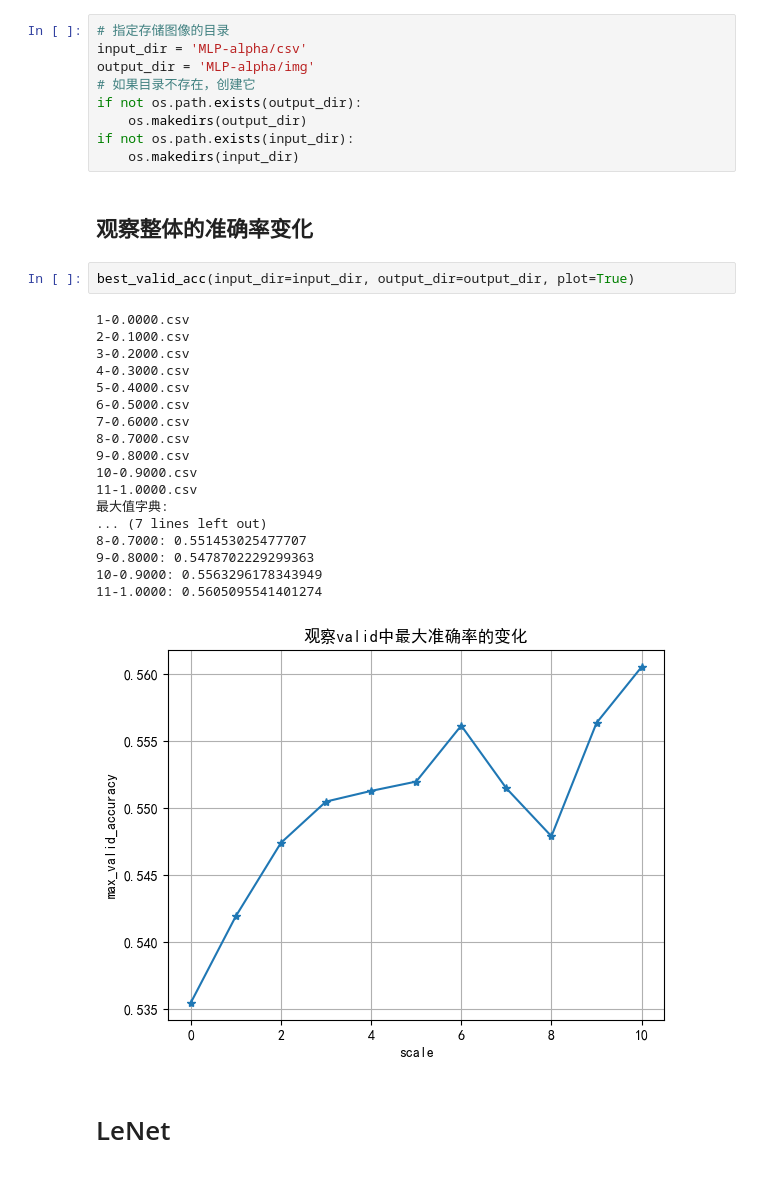
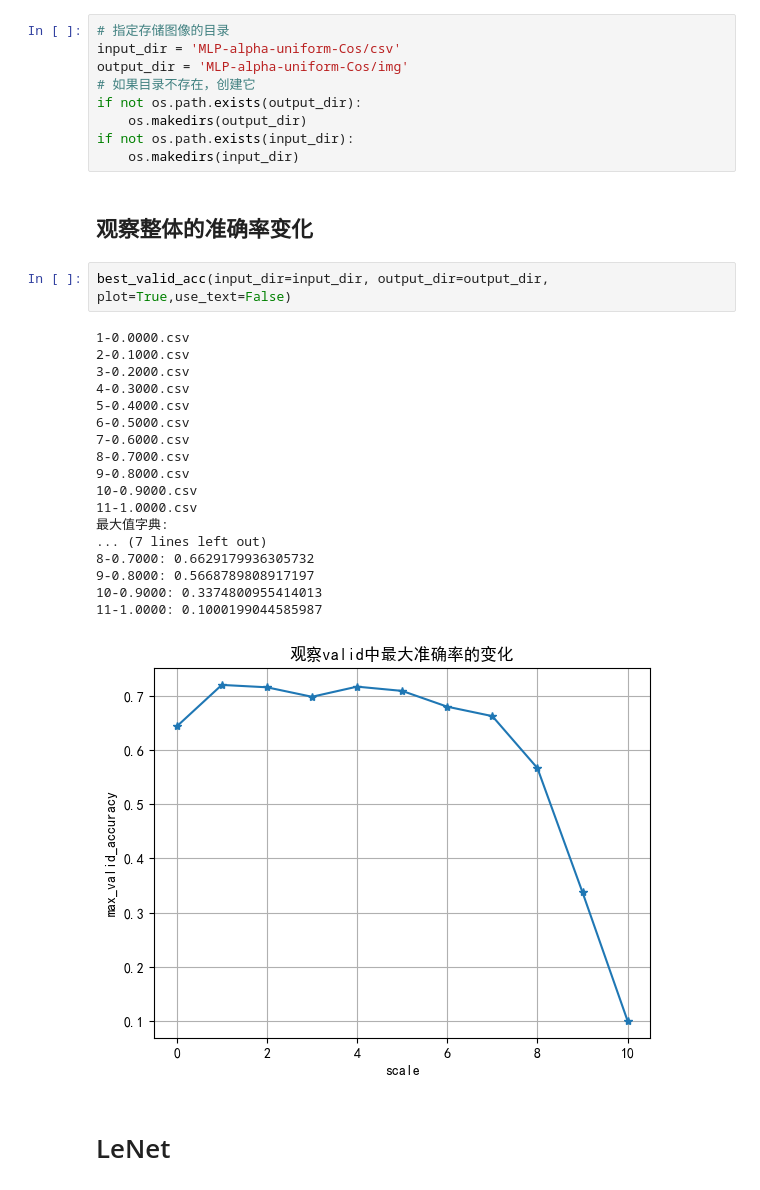
Before and after one commit to a-green-hand-jack/Benign-Overfitting, a Jupyter notebook: Success/Mix-up/准确率变化.ipynb, the cells around one changed output. Cells and saved outputs as stored; diff of their text form.

```diff
--- a/Success/Mix-up/准确率变化.ipynb
+++ b/Success/Mix-up/准确率变化.ipynb
@@ -14,8 +14,8 @@ The autoreload extension is already loaded. To reload it, use:
 # MLP
 # %%
 # 指定存储图像的目录
-input_dir = 'MLP-alpha/csv'
-output_dir = 'MLP-alpha/img'
+input_dir = 'MLP-alpha-uniform-Cos/csv'
+output_dir = 'MLP-alpha-uniform-Cos/img'
 # 如果目录不存在，创建它
 if not os.path.exists(output_dir):
     os.makedirs(output_dir)
@@ -24,26 +24,26 @@ if not os.path.exists(input_dir):
 # %% [markdown]
 ## 观察整体的准确率变化
 # %%
-best_valid_acc(input_dir=input_dir, output_dir=output_dir, plot=True)
+best_valid_acc(input_dir=input_dir, output_dir=output_dir, plot=True,use_text=False)
 # %% [output]
 1-0.0000.csv
 2-0.1000.csv
 3-0.2000.csv
 4-0.3000.csv
 5-0.4000.csv
 6-0.5000.csv
 7-0.6000.csv
 8-0.7000.csv
 9-0.8000.csv
 10-0.9000.csv
 11-1.0000.csv
 最大值字典:
 ... (7 lines left out)
-8-0.7000: 0.551453025477707
-9-0.8000: 0.5478702229299363
-10-0.9000: 0.5563296178343949
-11-1.0000: 0.5605095541401274
+8-0.7000: 0.6629179936305732
+9-0.8000: 0.5668789808917197
+10-0.9000: 0.3374800955414013
+11-1.0000: 0.1000199044585987
-[figure, old version]
+[figure, new version]
 # %% [markdown]
 # LeNet
 # %% [markdown]
```
Also changed, not shown: parts of 2 cells of this notebook, 6 other files.
